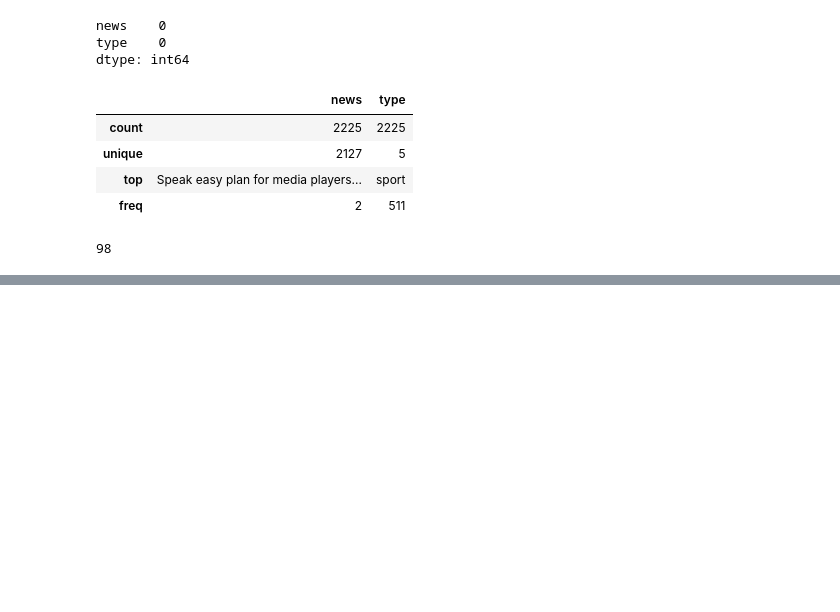
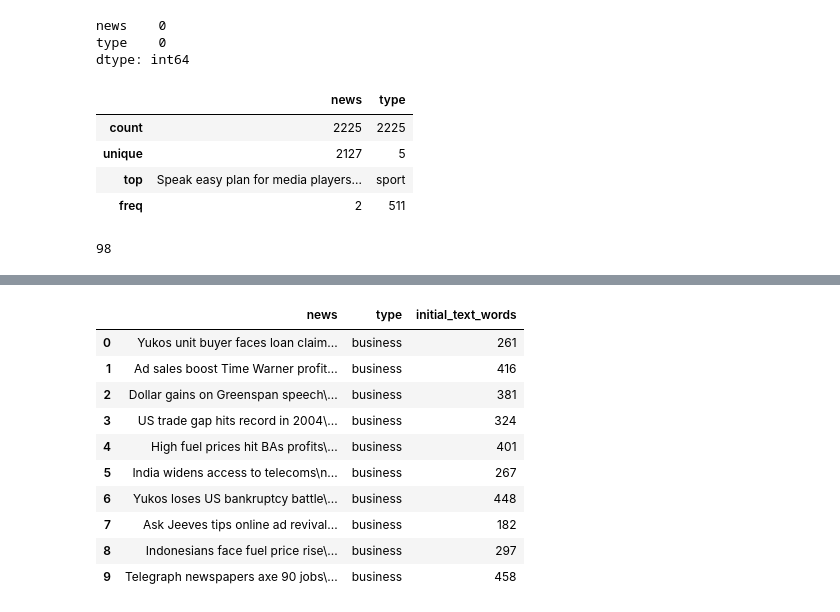
Before and after one commit to aloksingh43/Topic_Modeling_on_BBC_News_Articles, a Jupyter notebook: Topic_Modeling_on_BBC_News_Articles.ipynb, the cells around one changed output, grey strips where cells are left out. Drawn from its saved outputs; the diff is of its cells as text; code cells hidden in the pictures; blank space fills up the shorter version.

```diff
--- a/Topic_Modeling_on_BBC_News_Articles.ipynb
+++ b/Topic_Modeling_on_BBC_News_Articles.ipynb
@@ -106,0 +151,24 @@ df.drop_duplicates(keep='last', inplace=True)
+# %%
+def remove_punctuation(text):
+    '''a function for removing punctuation'''
+    import string
+    # replacing the punctuations with no space,
+    # which in effect deletes the punctuation marks
+    translator = str.maketrans('', '', string.punctuation)
+    # return the text stripped of punctuation marks
+    return text.translate(translator)
+# %%
+df['news'] = df['news'].apply(remove_punctuation)
+df.head(10)
+# %% [output]
+|  | news | type | initial_text_words |
+| 0 | Yukos unit buyer faces loan claim... | business | 261 |
+| 1 | Ad sales boost Time Warner profit... | business | 416 |
+| 2 | Dollar gains on Greenspan speech\... | business | 381 |
+| 3 | US trade gap hits record in 2004\... | business | 324 |
+| 4 | High fuel prices hit BAs profits\... | business | 401 |
+| 5 | India widens access to telecoms\n... | business | 267 |
+| 6 | Yukos loses US bankruptcy battle\... | business | 448 |
+| 7 | Ask Jeeves tips online ad revival... | business | 182 |
+| 8 | Indonesians face fuel price rise\... | business | 297 |
+| 9 | Telegraph newspapers axe 90 jobs\... | business | 458 |
```
Also changed, not shown: parts of 11 cells of this notebook.
